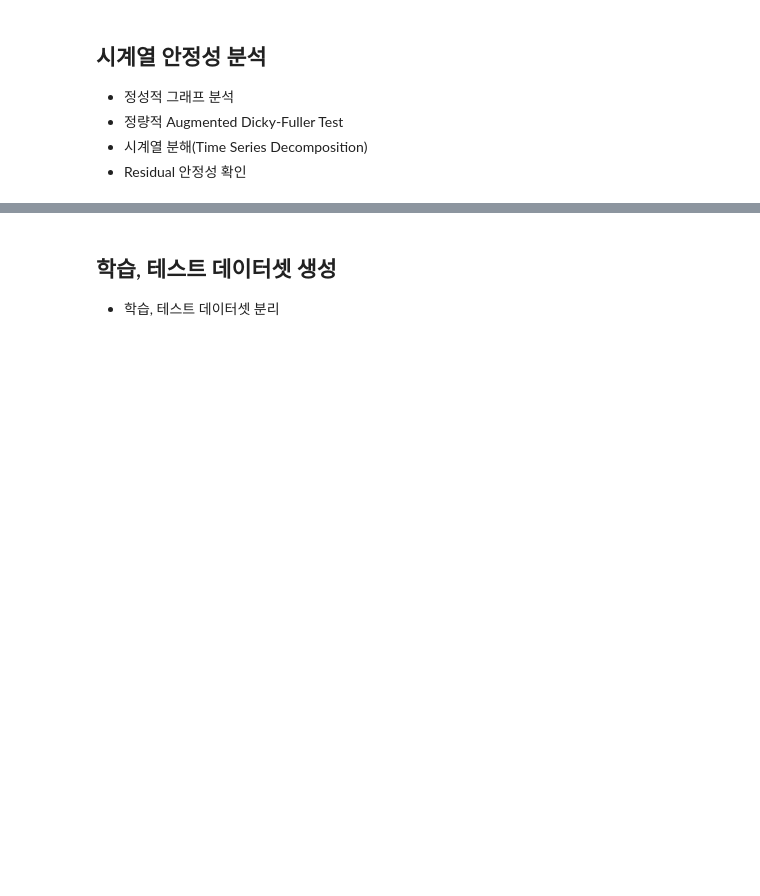
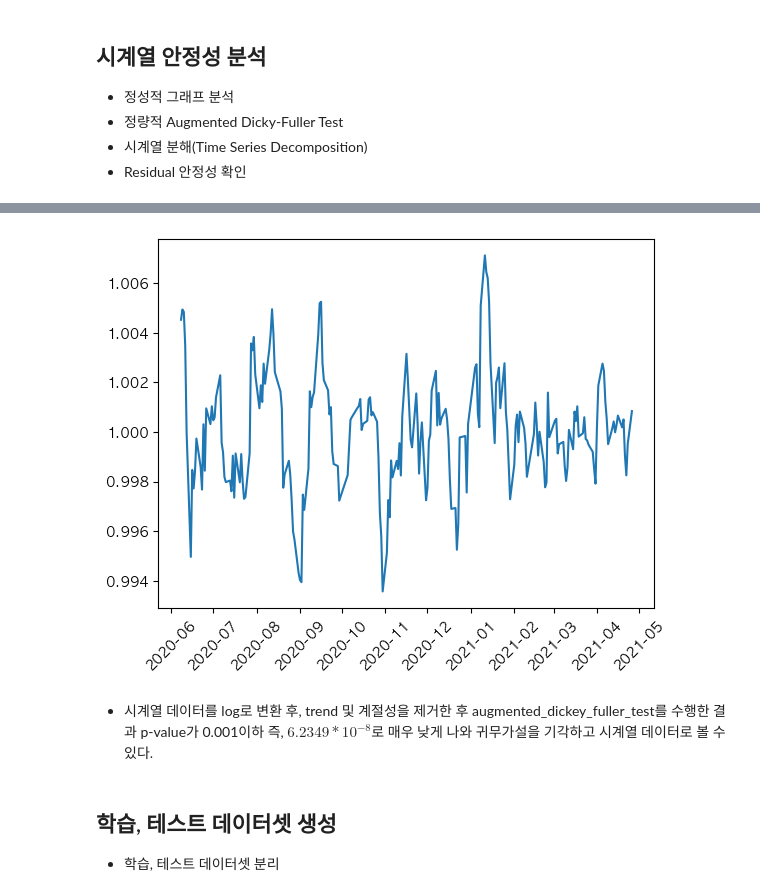
Before and after one commit to feelinppl/Aiffel_RS, a Jupyter notebook: 221216_AIFFEL_EXPL_Project4_ARIMA.ipynb, the cells around one changed output, grey strips where cells are left out. Saved outputs shown, nothing was run; the diff lists cells and outputs as text; code cells hidden in the pictures; blank space fills up the shorter version.

```diff
--- a/221216_AIFFEL_EXPL_Project4_ARIMA.ipynb
+++ b/221216_AIFFEL_EXPL_Project4_ARIMA.ipynb
@@ -69,0 +159,12 @@ decomposition = seasonal_decompose(ts_log, model='multiplicative', period = 30)
+# %%
+#시계열 분해 (Time Series Decomposition)
+from statsmodels.tsa.seasonal import seasonal_decompose
+
+decomposition = seasonal_decompose(ts_log, model='multiplicative', period = 30)
+
+trend = decomposition.trend # 추세(시간 추이에 따라 나타나는 평균값 변화 )
+seasonal = decomposition.seasonal # 계절성(패턴이 파악되지 않은 주기적 변화)
+residual = decomposition.resid # 원본(로그변환한) - 추세 - 계절성
+# %%
+residual.dropna(inplace=True)
+augmented_dickey_fuller_test(residual)
@@ -70,3 +181,11 @@ decomposition = seasonal_decompose(ts_log, model='multiplicative', period = 30)
+# %%
+plt.plot(residual)
+plt.xticks(rotation = 45)
+plt.show()
+# %% [output]
+[figure, added]
+# %% [markdown]
+- 시계열 데이터를 log로 변환 후, trend 및 계절성을 제거한 후 augmented_dickey_fuller_test를 수행한 결과 p-value가 0.001이하 즉, $6.2349 * 10^{-8}$로 매우 낮게 나와 귀무가설을 기각하고 시계열 데이터로 볼 수 있다.
 # %% [markdown]
 ## 학습, 테스트 데이터셋 생성
 - 학습, 테스트 데이터셋 분리
```
Also changed, not shown: parts of 46 cells of this notebook.
